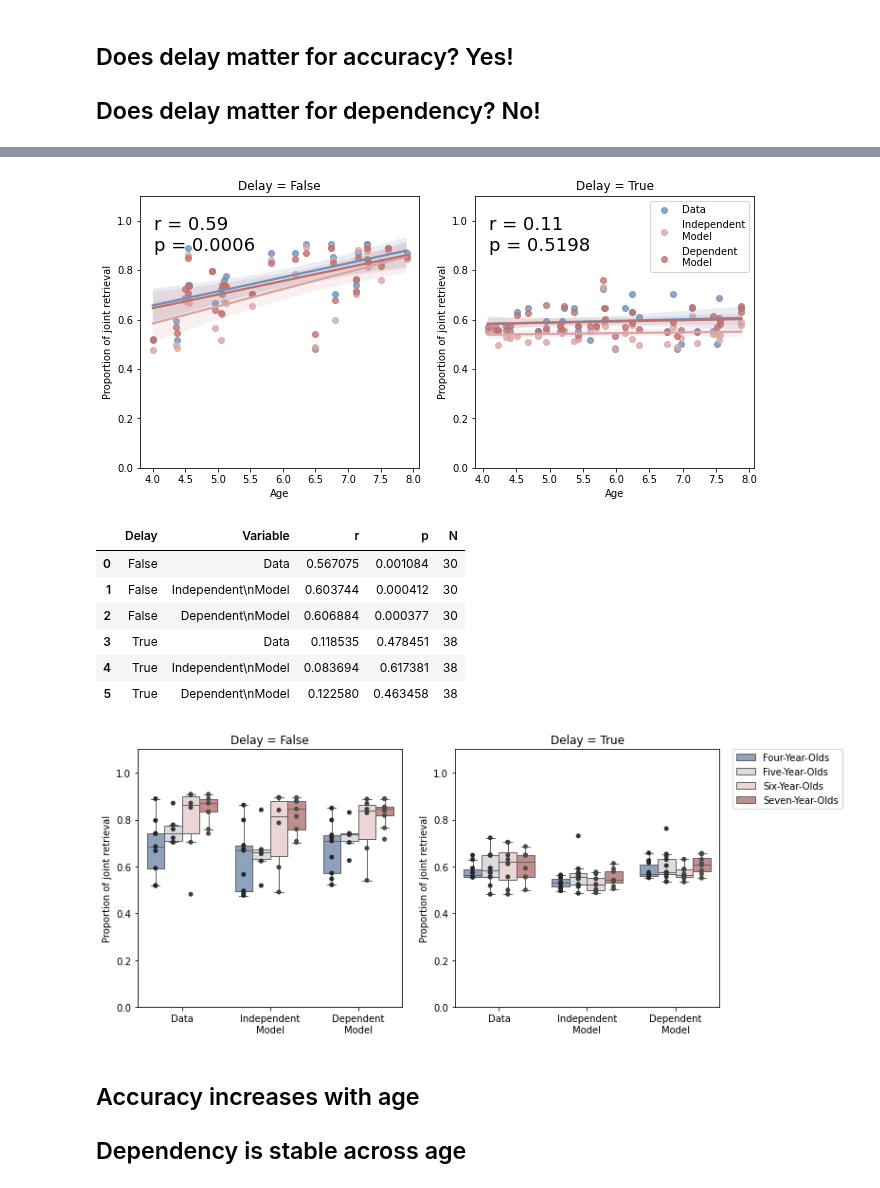
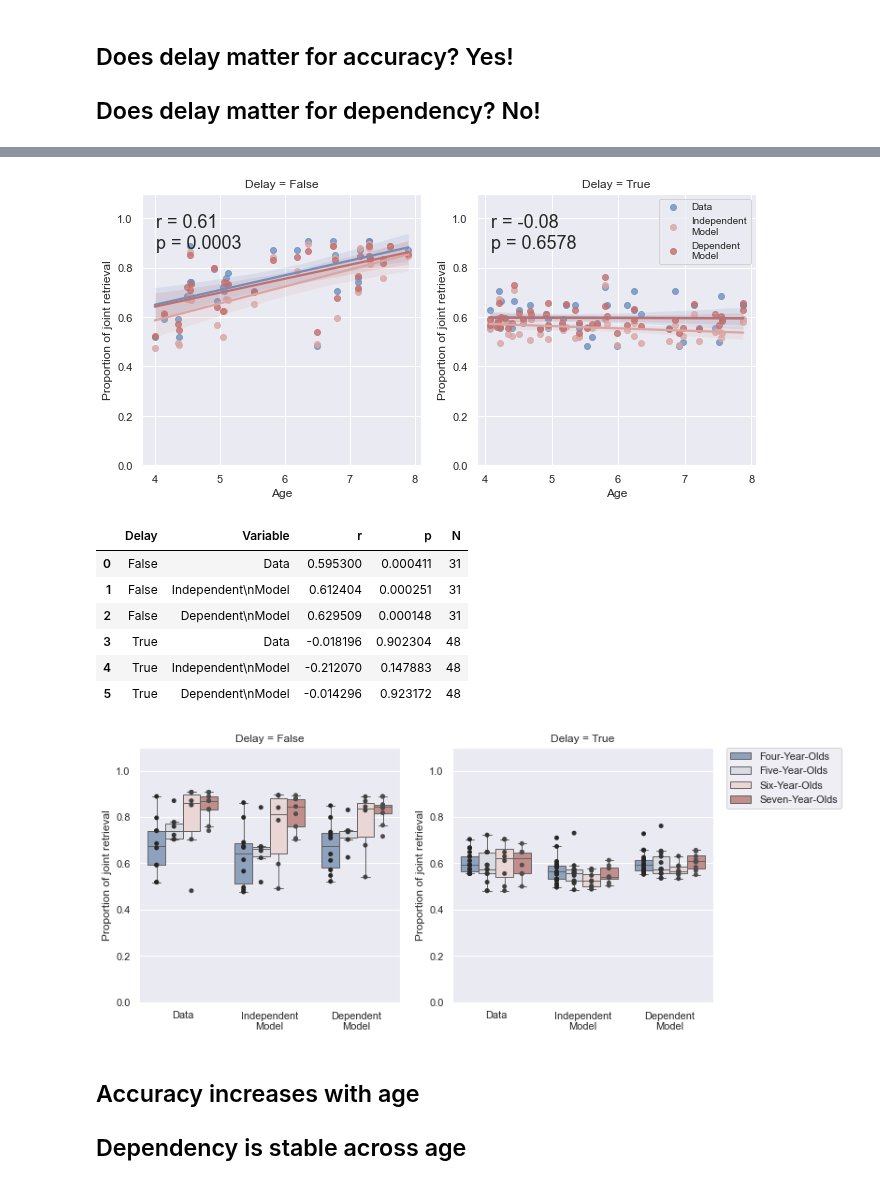
Before and after one commit to samsydco/PSPC, a Jupyter notebook: Results_PC.ipynb, the cells around one changed output, grey strips where cells are left out. Saved outputs shown, nothing was run; the diff lists cells and outputs as text; code cells hidden in the pictures.

Commit message:
Modified Results_PC.ipynb: including subjects at chance performance, added new figures to highlight delay interactions.

```diff
--- a/Results_PC.ipynb
+++ b/Results_PC.ipynb
@@ -24,7 +24,7 @@ def exclude_fun(df,exlist):
 
 exclude = 1
 if exclude == 1:
-    excludedf = dependencydf[(dependencydf['Accuracy']<0.3) | (dependencydf['Accuracy']>0.95)]
+    excludedf = dependencydf[dependencydf['Accuracy']>0.95]
     exclude_subjs = excludedf['Subject']
     dependencydf = exclude_fun(dependencydf,exclude_subjs)
     pairaccuracydf = exclude_fun(pairaccuracydf,exclude_subjs)
@@ -61,4 +61,5 @@ Dependency difference without them:
 # %%
+sns.set(font_scale=1)
 palette=['#6e90bf',  '#d9a6a4', '#c26f6d']
 order = ["Four-Year-Olds","Five-Year-Olds","Six-Year-Olds","Seven-Year-Olds"]
 tmp = PCoutputplotdf[PCoutputplotdf['Model-type'].str.contains('Data|Independent Model|Dependent Model')].copy()
@@ -78,42 +79,42 @@ for i,delay in enumerate([False,True]):
         tmpdf = tmp_[tmp_['Model-type'].str.contains(model)].copy()
         tmpdf = tmpdf.rename(columns={'Dependency': model})
         stat_vals = stats.pearsonr(tmpdf['Age'],tmpdf[model])
         statlist.append({'Delay':delay,'Variable':model, r:stat_vals[0], p:stat_vals[1], 'N':len(tmpdf)})
         g = sns.regplot(data=tmpdf, x="Age", y=model, ax=axes[i], color=palette[c], label=model)
         axes[i].set(ylim=(0, 1.1))
         axes[i].set_title('Delay = '+str(delay))
         axes[i].set_ylabel('Proportion of joint retrieval')
     sl = statlist[i*3:(i*3)+3]
     axes[i].text(0.05, 0.8, f'r = {np.mean([v[r] for v in sl]):.2f}\np = {np.mean([v[p] for v in sl]):.4f}', transform=axes[i].transAxes, size=18)
 plt.legend(fontsize=10)
 plt.show()
 statdf=pd.DataFrame(statlist)
 display(statdf)
 tmp['Age'] = tmp['Age'].map(lambda age: numbers_to_words(math.floor(age)))
 fig, axes = plt.subplots(1, 2, figsize=(11, 5))
 for i,delay in enumerate([False,True]):
     tmp_ = tmp[tmp.Delay == delay]
     sns.boxplot(data=tmp_, x="Model-type", y="Dependency", hue="Age", palette="vlag",ax=axes[i],
                 hue_order=order, showfliers = False)
     sns.stripplot(data=tmp_, x="Model-type", y="Dependency", hue="Age", dodge=True,palette='dark:.3',
                   hue_order=order, jitter=False,legend=False,ax=axes[i])
     axes[i].set(ylim=(0, 1.1))
     axes[i].set_title('Delay = '+str(delay))
     axes[i].set(xlabel=None)
     axes[i].set_ylabel('Proportion of joint retrieval')
 
 i = axes[0].legend().remove()
 i = axes[1].legend(bbox_to_anchor=(1.05, 1), loc=2, borderaxespad=0.)
 # %% [output]
-[figure, old version]
+[figure, new version]
 |  | Delay | Variable | r | p | N |
-| 0 | False | Data | 0.567075 | 0.001084 | 30 |
-| 1 | False | Independent\nModel | 0.603744 | 0.000412 | 30 |
-| 2 | False | Dependent\nModel | 0.606884 | 0.000377 | 30 |
-| 3 | True | Data | 0.118535 | 0.478451 | 38 |
-| 4 | True | Independent\nModel | 0.083694 | 0.617381 | 38 |
-| 5 | True | Dependent\nModel | 0.122580 | 0.463458 | 38 |
+| 0 | False | Data | 0.595300 | 0.000411 | 31 |
+| 1 | False | Independent\nModel | 0.612404 | 0.000251 | 31 |
+| 2 | False | Dependent\nModel | 0.629509 | 0.000148 | 31 |
+| 3 | True | Data | -0.018196 | 0.902304 | 48 |
+| 4 | True | Independent\nModel | -0.212070 | 0.147883 | 48 |
+| 5 | True | Dependent\nModel | -0.014296 | 0.923172 | 48 |
-[figure, old version]
+[figure, new version]
 # %% [markdown]
 ## Accuracy increases with age
 ## Dependency is stable across age
```
Also changed, not shown: parts of 5 cells of this notebook.
